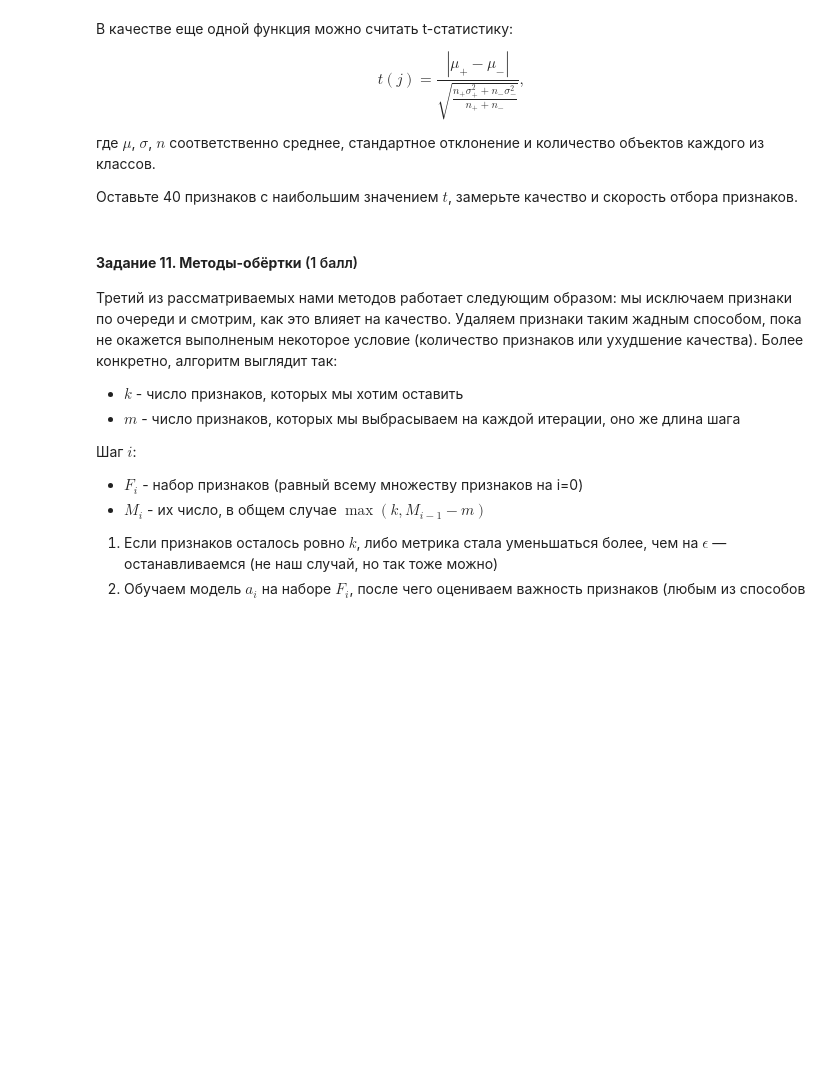
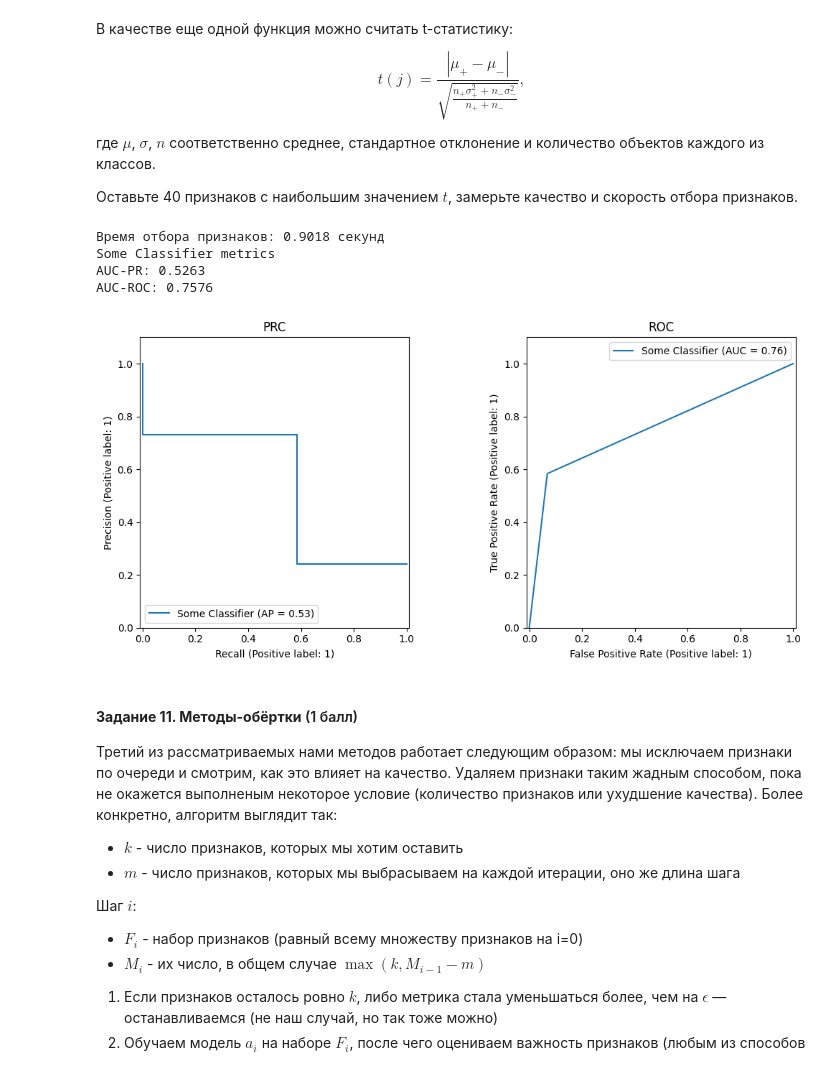
Before and after one commit to AndreiPolischuk/ML_HOMEWORKS, a Jupyter notebook: HW4/homework_practice_04_linclass-PolischukAndrei.ipynb, the cells around one changed output. Cells and saved outputs as stored; diff of their text form; code cells hidden in the pictures; blank space fills up the shorter version.

```diff
--- a/HW4/homework_practice_04_linclass-PolischukAndrei.ipynb
+++ b/HW4/homework_practice_04_linclass-PolischukAndrei.ipynb
@@ -1424,3 +1479,47 @@ $$t(j) = \frac{|\mu_+ - \mu_-|}{\sqrt{\frac{n_+ \sigma^2_+ + n_- \sigma^2_-}{n_+
+# %%
+model = LogisticRegression()
+
+start_time = time.time()
+
+t_values = {}
+
+for col in X_train.columns:
+
+    X_class_0 = X_train[y_train == 0][col]
+    X_class_1 = X_train[y_train == 1][col]
+
+    mu_plus = X_class_1.mean()
+    mu_minus = X_class_0.mean()
+
+    sigma_plus = X_class_1.std()
+    sigma_minus = X_class_0.std()
+
+    n_plus = X_class_1.shape[0]
+    n_minus = X_class_0.shape[0]
+
+    t_value = abs(mu_plus - mu_minus) / np.sqrt((n_plus * sigma_plus**2 + n_minus * sigma_minus**2) / (n_plus + n_minus))
+
+    t_values[col] = t_value
+
+top_40_features = sorted(t_values, key=t_values.get, reverse=True)[:40]
+
+model = LogisticRegression()
+model.fit(X_train_selected, y_train)
+
+end_time = time.time()
+selection_time = end_time - start_time
+
+y_pred = model.predict(X_test_selected)
+
+print(f"Время отбора признаков: {selection_time:.4f} секунд")
+
+depict_pr_roc(y_test, y_pred)
+# %% [output]
+Время отбора признаков: 0.9018 секунд
+Some Classifier metrics
+AUC-PR: 0.5263
+AUC-ROC: 0.7576
+[figure, added]
 # %% [markdown]
 #### __Задание 11. Методы-обёртки__ (1 балл)
 
```
Also changed, not shown: parts of 19 cells of this notebook, 4 other files.
